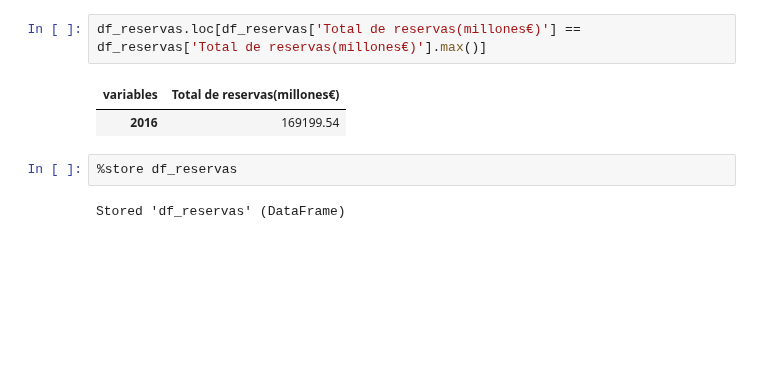
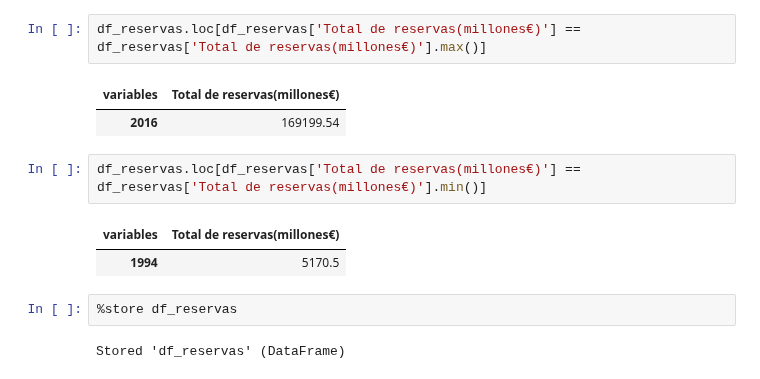
Before and after one commit to Afri-cola/Kschool-TFM, a Jupyter notebook: Edit_reservas.ipynb, the cells around one changed output. Cells and saved outputs as stored; diff of their text form; blank space fills up the shorter version.

```diff
--- a/Edit_reservas.ipynb
+++ b/Edit_reservas.ipynb
@@ -143,6 +73,11 @@ df_reservas.loc[df_reservas['Total de reservas(millones€)'] == df_reservas['To
 # %% [output]
 | variables | Total de reservas(millones€) |
 | 2016 | 169199.54 |
+# %%
+df_reservas.loc[df_reservas['Total de reservas(millones€)'] == df_reservas['Total de reservas(millones€)'].min()]
+# %% [output]
+| variables | Total de reservas(millones€) |
+| 1994 | 5170.5 |
 # %%
 %store df_reservas
 # %% [output]
```
Also changed, not shown: parts of 20 cells of this notebook.
